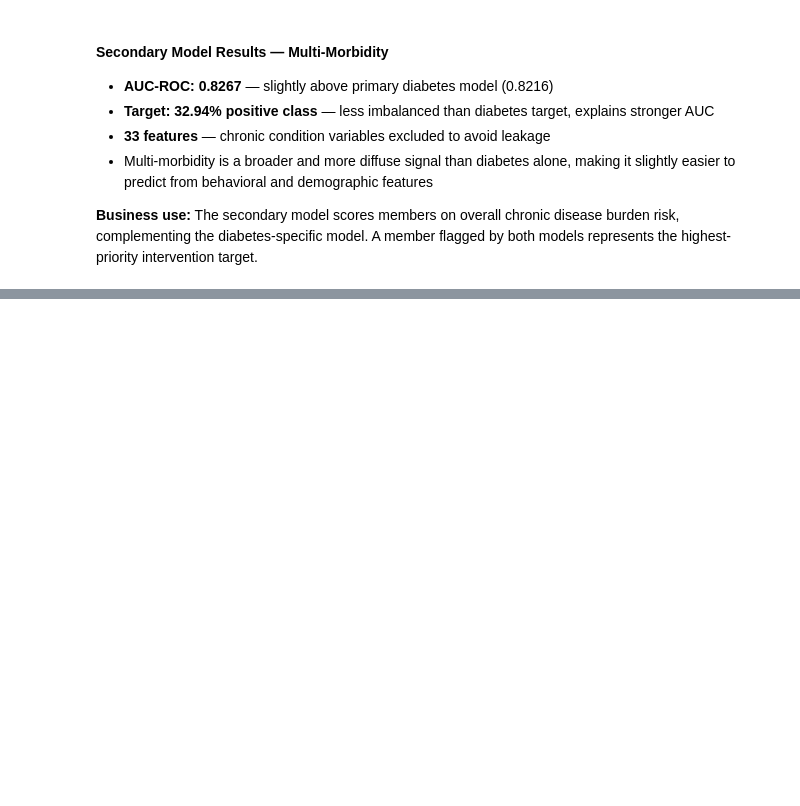
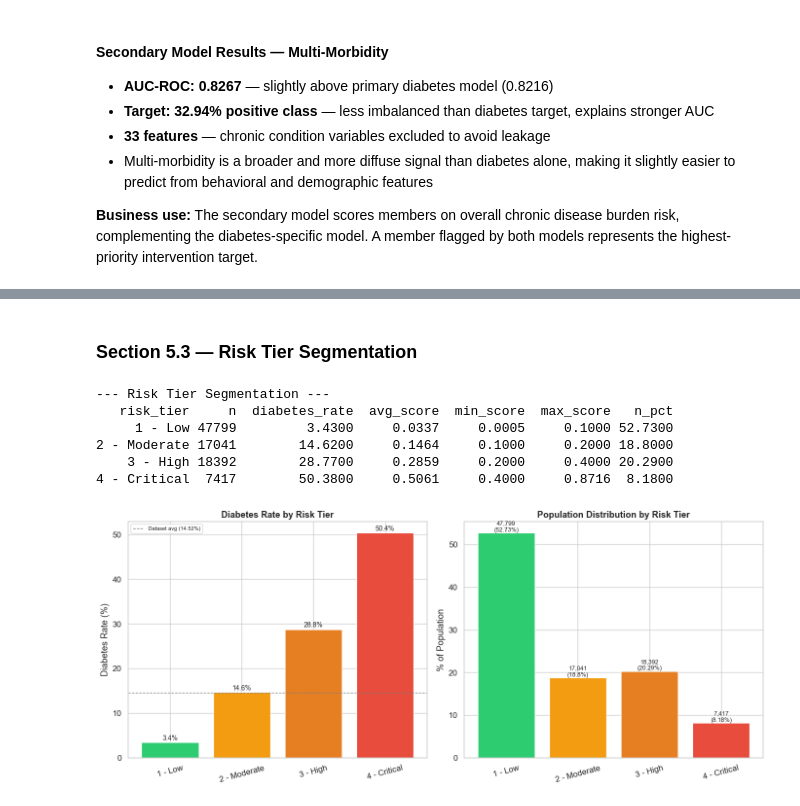
Before and after one commit to ArvindB75/silent-risk-chronic-disease, a Jupyter notebook: notebooks/silent_risk_brfss_2024.ipynb, the cells around one changed output, grey strips where cells are left out. Saved outputs shown, nothing was run; the diff lists cells and outputs as text; code cells hidden in the pictures; blank space fills up the shorter version.

```diff
--- a/notebooks/silent_risk_brfss_2024.ipynb
+++ b/notebooks/silent_risk_brfss_2024.ipynb
@@ -2540,0 +2694,79 @@ AUC-ROC primary model   (diabetes)        : 0.8216
+# %% [markdown]
+### Section 5.3 — Risk Tier Segmentation
+# %%
+# --- 5.3 Risk Tier Segmentation ---
+
+# Assign risk tiers based on predicted probability
+df_test_scored = X_test.copy()
+df_test_scored['risk_score'] = y_pred_proba_final
+df_test_scored['actual'] = y_test.values
+
+def assign_risk_tier(score):
+    if score < 0.10:
+        return '1 - Low'
+    elif score < 0.20:
+        return '2 - Moderate'
+    elif score < 0.40:
+        return '3 - High'
+    else:
+        return '4 - Critical'
+
+df_test_scored['risk_tier'] = df_test_scored['risk_score'].apply(assign_risk_tier)
+
+# Stats per tier
+tier_stats = df_test_scored.groupby('risk_tier').agg(
+    n=('actual', 'count'),
+    diabetes_rate=('actual', 'mean'),
+    avg_score=('risk_score', 'mean'),
+    min_score=('risk_score', 'min'),
+    max_score=('risk_score', 'max')
+).reset_index()
+
+tier_stats['n_pct'] = (tier_stats['n'] / tier_stats['n'].sum() * 100).round(2)
+tier_stats['diabetes_rate'] = (tier_stats['diabetes_rate'] * 100).round(2)
+tier_stats['avg_score'] = tier_stats['avg_score'].round(4)
+
+print("--- Risk Tier Segmentation ---")
+print(tier_stats.to_string(index=False))
+# %% [output]
+--- Risk Tier Segmentation ---
+   risk_tier     n  diabetes_rate  avg_score  min_score  max_score   n_pct
+     1 - Low 47799         3.4300     0.0337     0.0005     0.1000 52.7300
+2 - Moderate 17041        14.6200     0.1464     0.1000     0.2000 18.8000
+    3 - High 18392        28.7700     0.2859     0.2000     0.4000 20.2900
+4 - Critical  7417        50.3800     0.5061     0.4000     0.8716  8.1800
+# %%
+# --- Risk Tier Visualization ---
+
+fig, axes = plt.subplots(1, 2, figsize=(14, 6))
+
+tier_colors = ['#2ecc71', '#f39c12', '#e67e22', '#e74c3c']
+
+# Plot 1 — Diabetes rate by tier
+bars = axes[0].bar(tier_stats['risk_tier'], tier_stats['diabetes_rate'],
+                   color=tier_colors, edgecolor='white')
+axes[0].axhline(14.52, color='gray', linestyle='--', linewidth=1, label='Dataset avg (14.52%)')
+axes[0].set_title('Diabetes Rate by Risk Tier', fontweight='bold')
+axes[0].set_ylabel('Diabetes Rate (%)')
+axes[0].tick_params(axis='x', rotation=15)
+axes[0].legend(fontsize=8)
+for bar, val in zip(bars, tier_stats['diabetes_rate']):
+    axes[0].text(bar.get_x() + bar.get_width()/2, val + 0.5,
+                 f'{val:.1f}%', ha='center', fontsize=10)
+
+# Plot 2 — Population distribution by tier
+bars2 = axes[1].bar(tier_stats['risk_tier'], tier_stats['n_pct'],
+                    color=tier_colors, edgecolor='white')
+axes[1].set_title('Population Distribution by Risk Tier', fontweight='bold')
+axes[1].set_ylabel('% of Population')
+axes[1].tick_params(axis='x', rotation=15)
+for bar, (n, pct) in zip(bars2, zip(tier_stats['n'], tier_stats['n_pct'])):
+    axes[1].text(bar.get_x() + bar.get_width()/2, pct + 0.3,
+                 f'{n:,}\n({pct}%)', ha='center', fontsize=9)
+
+plt.tight_layout()
+plt.savefig('/Users/arvind.b/Documents/silent-risk-chronic-disease/reports/figures/risk_tier_segmentation.png',
+            dpi=150, facecolor='white')
+plt.show()
+# %% [output]
+[figure, added]
```
Also changed, not shown: parts of 18 cells of this notebook.
